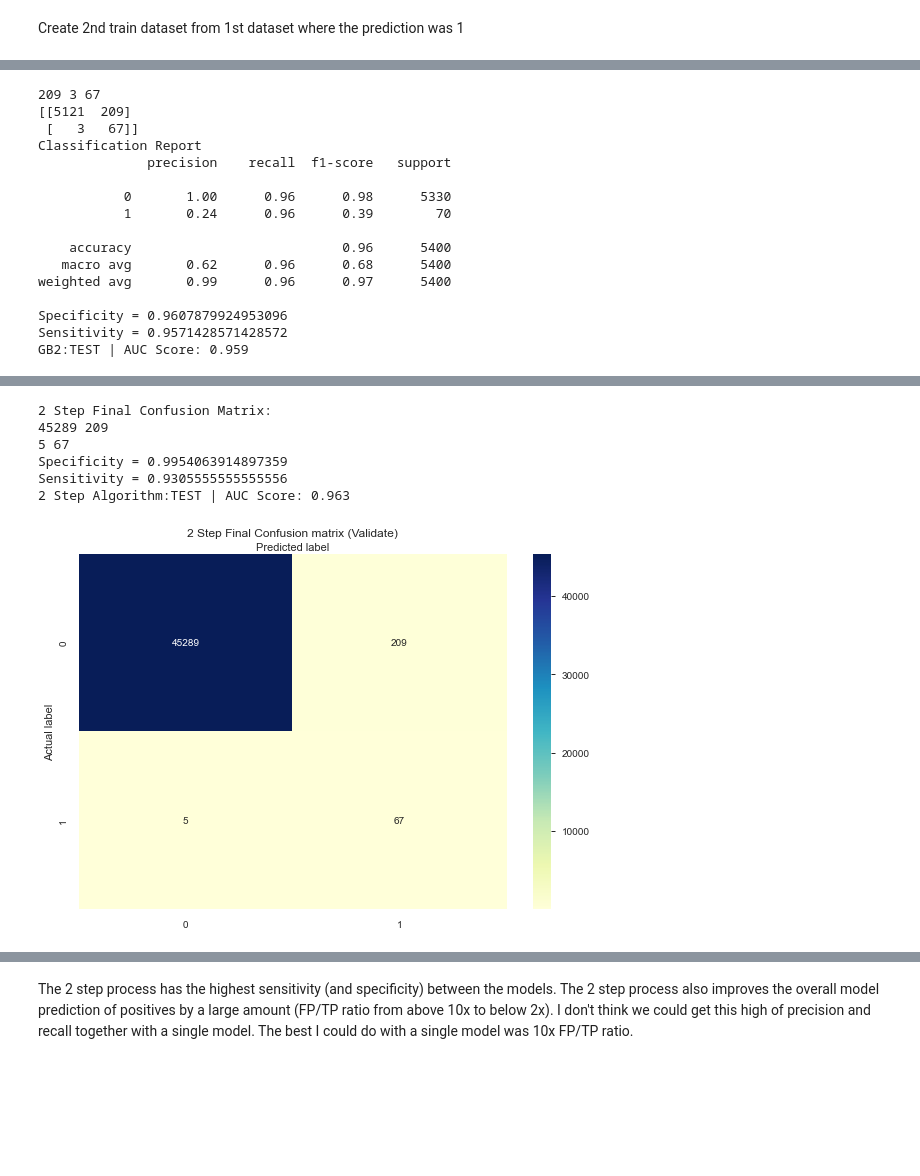
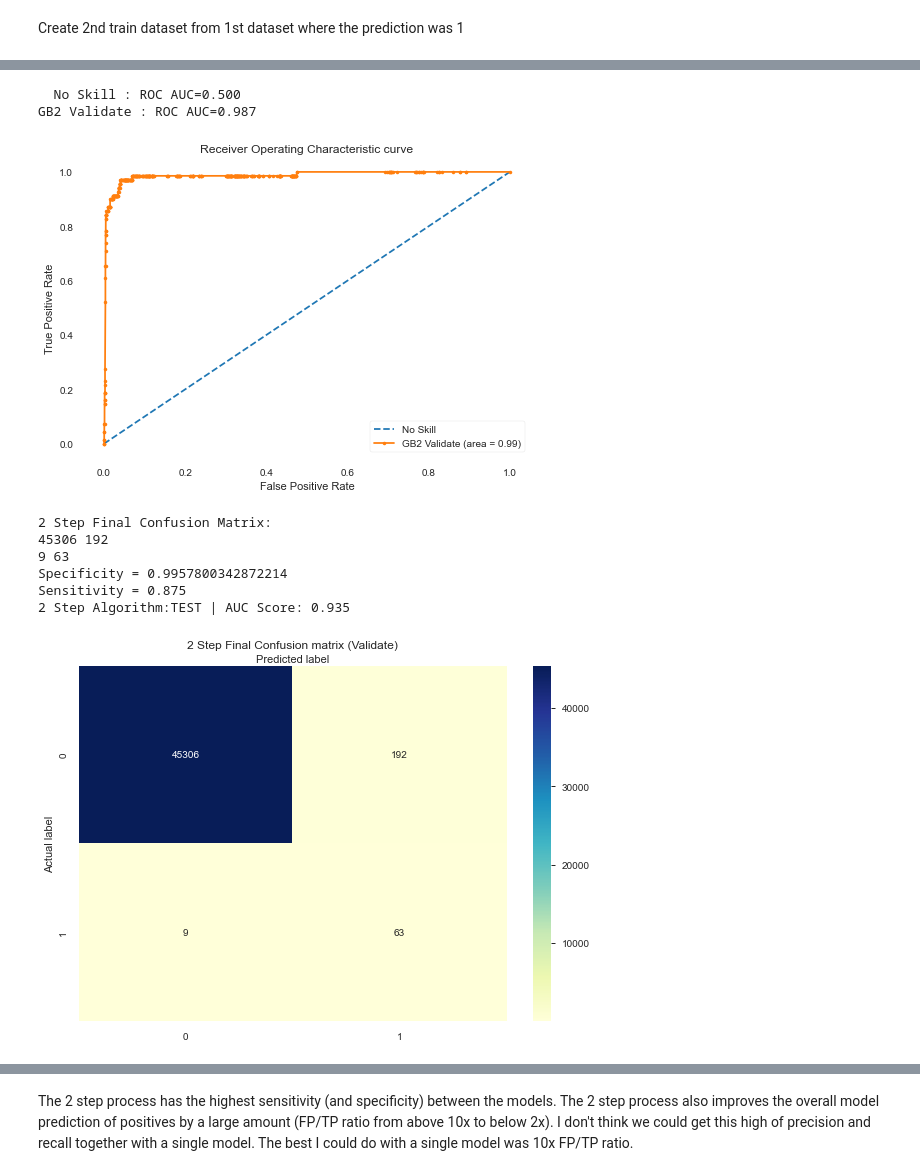
Before and after one commit to donaldsrepo/imbalanced_data, a Jupyter notebook: DonCreditCardImbalancedDataSet.ipynb, the cells around one changed output, grey strips where cells are left out. Saved outputs shown, nothing was run; the diff lists cells and outputs as text; code cells hidden in the pictures; blank space fills up the shorter version.

Commit message:
more model tweaking, and add some useful related examples

```diff
--- a/DonCreditCardImbalancedDataSet.ipynb
+++ b/DonCreditCardImbalancedDataSet.ipynb
@@ -456,7 +476,7 @@ gb_clf = GradientBoostingClassifier(n_estimators=20, learning_rate=0.1, max_feat
 #gb_clf.fit(X_train, y_train)
 
 #since a false negative is much more likely than a false positive, we should weight them accordingly
-gb_clf.fit( X_train, y_train, sample_weight=np.where(y_train == 1,0.5,1.0) ) #  fn = 12 and fp = 1057
+gb_clf.fit( X_train, y_train, sample_weight=np.where(y_train == 1,1.0,1.0) ) #  fn = 12 and fp = 1057
 # no weights gives worse false positive counts
 #gb_clf.fit( X_train, y_train) # fn = 8 and fp = 2639
 
@@ -523,8 +545,8 @@ gb_clf1.fit( X_train, y_train, sample_weight=np.where(y_train == 1,4.0,1.0) ) #
 #use model to predict validation dataset
 predictions = gb_clf1.predict(X_test)
 
-tn1, fp1, fn1, tp1 = display_metrics(gb_clf1, X_train, X_test, y_train, y_test, predictions, 'GB1')
-visualize(y_test, predictions, 'GB1')
-gb1_auc = auc_roc_metrics(gb_clf1, X_test, y_test, 'GB1')
-metrics_results['gb1'] = gb1_auc
+tn1, fp1, fn1, tp1 = display_metrics(gb_clf1, X_train, X_test, y_train, y_test, predictions, 'GB1 Train')
+visualize(y_test, predictions, 'GB1 Train')
+gb1_auc = auc_roc_metrics(gb_clf1, X_test, y_test, 'GB1 Train')
+metrics_results['gb1_train'] = gb1_auc
 # %% [output]
@@ -586,14 +629,17 @@ gb_clf2 = GradientBoostingClassifier(n_estimators=20, learning_rate=0.1, max_fea
 #since a false negative is much more likely than a false positive, we should weight them accordingly.
 #IE Finding a true one is more important
 # note that the weights in the 2nd model are the inverse of the weights in the 1st model
-gb_clf2.fit( X_train, y_train, sample_weight=np.where(y_train == 1,0.2,1.0) ) # was 0.1
+gb_clf2.fit( X_train, y_train, sample_weight=np.where(y_train == 1,0.05,1.0) ) # was 0.1
 
 #use model to predict validation dataset
 predictions = gb_clf2.predict(X2_test)
 
-tn, fp, fn, tp = display_metrics(gb_clf2, X_train, X2_test, y_train, y2_test, predictions, 'GB2')
+tn, fp, fn, tp = display_metrics(gb_clf2, X_train, X2_test, y_train, y2_test, predictions, 'GB2 Train')
 
-visualize(y2_test, predictions, 'GB2')
+visualize(y2_test, predictions, 'GB2 Train')
+
+gb2_auc = auc_roc_metrics(gb_clf2, X2_test, y2_test, 'GB2 Train')
+metrics_results['gb2_train'] = gb2_auc
 
 print("2 Step Final Confusion Matrix:")
 print(tn+tn1, fp)
@@ -642,25 +759,8 @@ X_test = X_test.drop(['Prediction'], axis=1)
 # %%
-# adding this
-#use models to predict validation dataset
-try:
-    X_val = X_val.drop(['Prediction'], axis=1)
-except Exception as e:
-    print("error")
-
-tn1, fp1, fn1, tp1 = display_metrics(gb_clf1, X_test, X_val, y_test, y_val, predictions1, 'GB1')
-
-X_val['Prediction'] = predictions1
-
-yes_ind = X_val[X_val['Prediction'] == 1].index
-
-X2_val = X_val.loc[yes_ind]
-y2_val = y_val.loc[yes_ind]
-X2_val = X2_val.drop(['Prediction'], axis=1)
-
-predictions2 = gb_clf2.predict(X2_val)
-
-tn, fp, fn, tp = display_metrics(gb_clf2, X_train, X2_val, y_train, y2_val, predictions2, 'GB2')
-visualize(y2_val, predictions2, 'GB2')
+tn, fp, fn, tp = display_metrics(gb_clf2, X_train, X2_val, y_train, y2_val, predictions2, 'GB2 Validate')
+visualize(y2_val, predictions2, 'GB2 Validate')
+gb2_auc = auc_roc_metrics(gb_clf2, X2_val, y2_val, 'GB2 Validate')
+metrics_results['gb2_validate'] = gb2_auc
 
 print("2 Step Final Confusion Matrix:")
 print(tn+tn1, fp)
@@ -715,16 +809,0 @@ See the caveats in the documentation: https://pandas.pydata.org/pandas-docs/stab
-209 3 67
-[[5121  209]
- [   3   67]]
-Classification Report
-              precision    recall  f1-score   support
-
-           0       1.00      0.96      0.98      5330
-           1       0.24      0.96      0.39        70
-
-    accuracy                           0.96      5400
-   macro avg       0.62      0.96      0.68      5400
-weighted avg       0.99      0.96      0.97      5400
-
-Specificity = 0.9607879924953096
-Sensitivity = 0.9571428571428572
-GB2:TEST | AUC Score: 0.959
@@ -733,7 +812,10 @@ GB2:TEST | AUC Score: 0.959
-2 Step Final Confusion Matrix:
-45289 209
-5 67
-Specificity = 0.9954063914897359
-Sensitivity = 0.9305555555555556
-2 Step Algorithm:TEST | AUC Score: 0.963
+  No Skill : ROC AUC=0.500
+GB2 Validate : ROC AUC=0.987
-[figure, old version]
+[figure, new version]
+2 Step Final Confusion Matrix:
+45306 192
+9 63
+Specificity = 0.9957800342872214
+Sensitivity = 0.875
+2 Step Algorithm:TEST | AUC Score: 0.935
+[figure, added]
```
Also changed, not shown: parts of 41 cells of this notebook, 1 other file.
